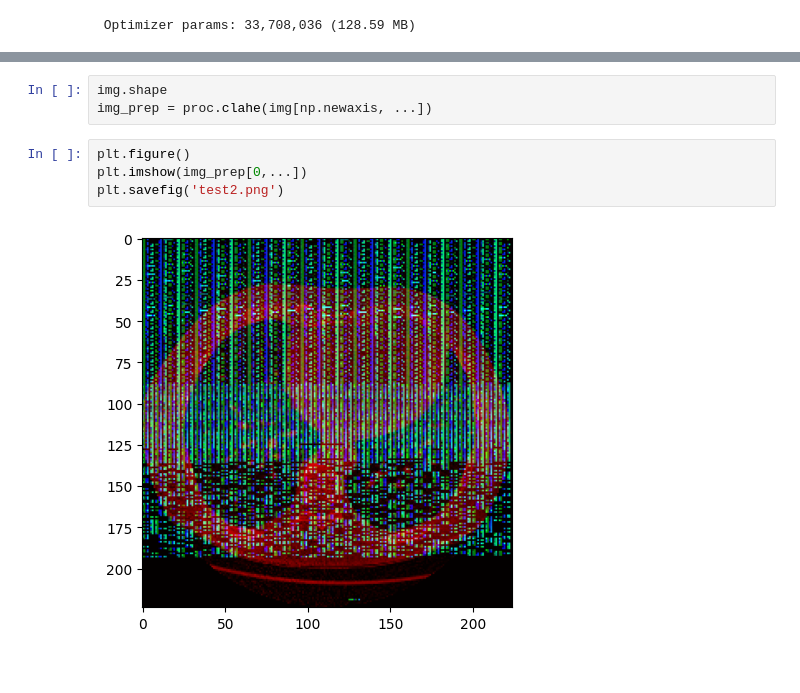
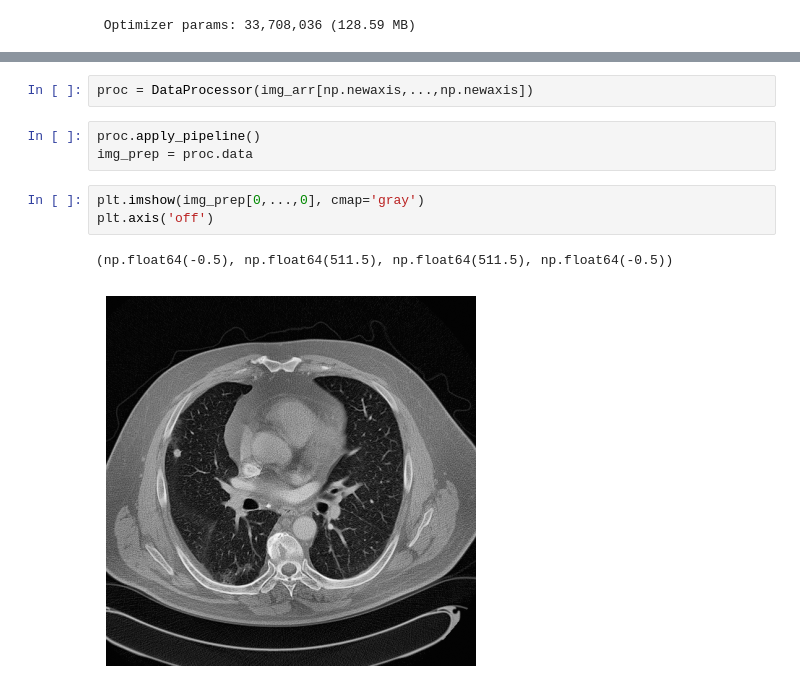
Before and after one commit to paolodc5/lung_tumor_classification, a Jupyter notebook: analysis.ipynb, the cells around one changed output, grey strips where cells are left out. Cells and saved outputs as stored; diff of their text form.

```diff
--- a/analysis.ipynb
+++ b/analysis.ipynb
@@ -70,9 +60,11 @@ proc = DataProcessor(img)
-# %%
-img.shape
-img_prep = proc.clahe(img[np.newaxis, ...])
-# %%
-plt.figure()
-plt.imshow(img_prep[0,...])
-plt.savefig('test2.png')
-# %% [output]
-[figure, removed]
+# %%
+proc = DataProcessor(img_arr[np.newaxis,...,np.newaxis])
+# %%
+proc.apply_pipeline()
+img_prep = proc.data
+# %%
+plt.imshow(img_prep[0,...,0], cmap='gray')
+plt.axis('off')
+# %% [output]
+(np.float64(-0.5), np.float64(511.5), np.float64(511.5), np.float64(-0.5))
+[figure, added]
```
Also changed, not shown: parts of 5 cells of this notebook, 3 other files.
